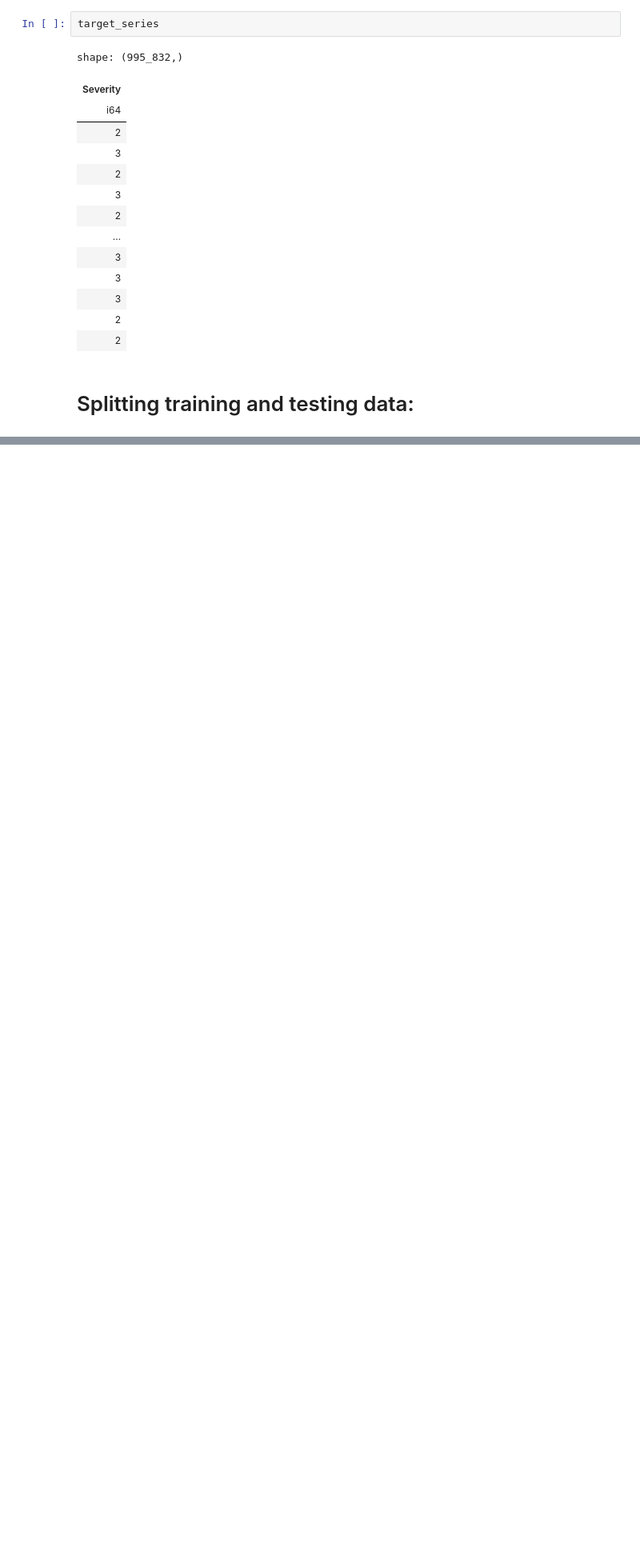
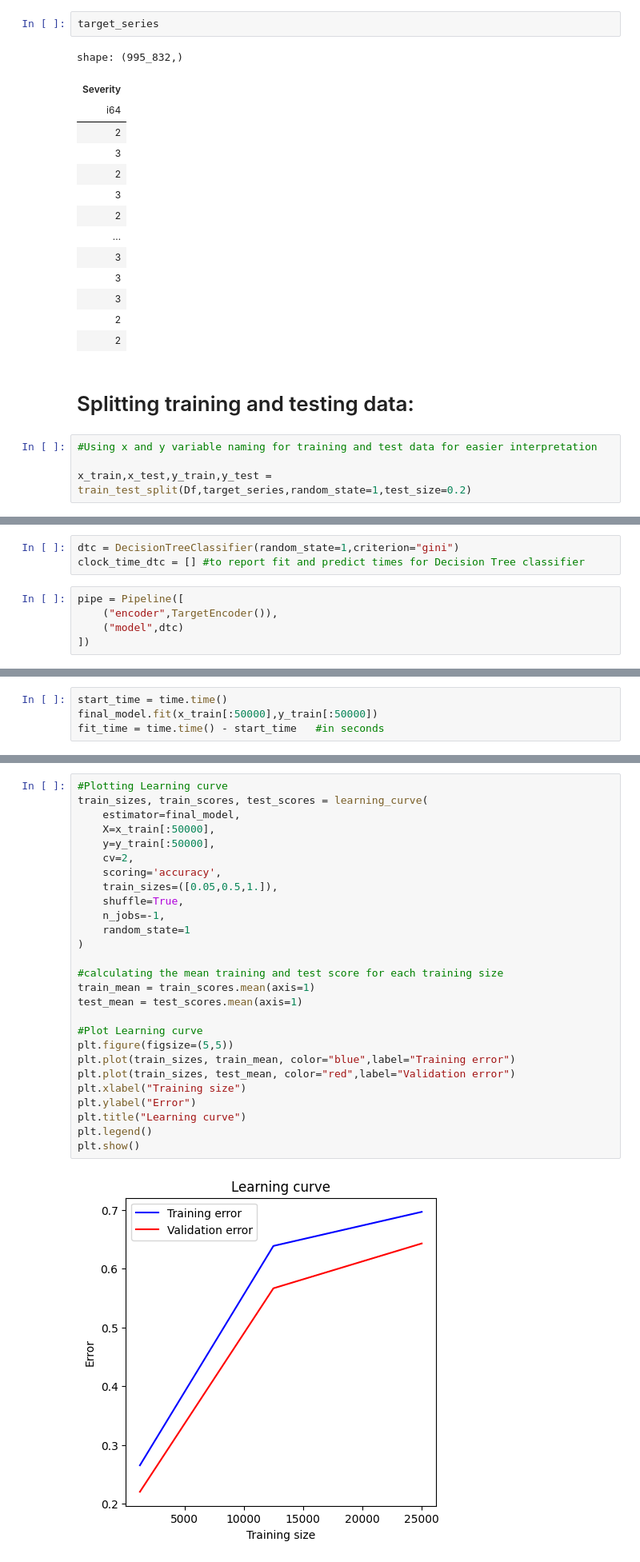
Before and after one commit to shantanu2693/US-accidents, a Jupyter notebook: US_Accidents.ipynb, the cells around one changed output, grey strips where cells are left out. Shown at 80% size. Drawn from its saved outputs; the diff is of its cells as text; blank space fills up the shorter version.

Commit message:
Implemented Decision Trees

```diff
--- a/US_Accidents.ipynb
+++ b/US_Accidents.ipynb
@@ -231,3 +252,7 @@ shape: (995_832,)
 | 2 |
 # %% [markdown]
 # Splitting training and testing data:
+# %%
+#Using x and y variable naming for training and test data for easier interpretation
+
+x_train,x_test,y_train,y_test = train_test_split(Df,target_series,random_state=1,test_size=0.2)
@@ -233,0 +333,8 @@ shape: (995_832,)
+# %%
+dtc = DecisionTreeClassifier(random_state=1,criterion="gini")
+clock_time_dtc = [] #to report fit and predict times for Decision Tree classifier
+# %%
+pipe = Pipeline([
+    ("encoder",TargetEncoder()),
+    ("model",dtc)
+])
@@ -233,0 +367,4 @@ shape: (995_832,)
+# %%
+start_time = time.time()
+final_model.fit(x_train[:50000],y_train[:50000])
+fit_time = time.time() - start_time   #in seconds
@@ -233,0 +380,29 @@ shape: (995_832,)
+# %%
+#Plotting Learning curve
+train_sizes, train_scores, test_scores = learning_curve(
+    estimator=final_model,
+    X=x_train[:50000],
+    y=y_train[:50000],
+    cv=2,
+    scoring='accuracy',
+    train_sizes=([0.05,0.5,1.]),
+    shuffle=True,
+    n_jobs=-1,
+    random_state=1
+)
+
+#calculating the mean training and test score for each training size
+train_mean = train_scores.mean(axis=1)
+test_mean = test_scores.mean(axis=1)
+
+#Plot Learning curve
+plt.figure(figsize=(5,5))
+plt.plot(train_sizes, train_mean, color="blue",label="Training error")
+plt.plot(train_sizes, test_mean, color="red",label="Validation error")
+plt.xlabel("Training size")
+plt.ylabel("Error")
+plt.title("Learning curve")
+plt.legend()
+plt.show()
+# %% [output]
+[figure, added]
```
Also changed, not shown: parts of 22 cells of this notebook.
